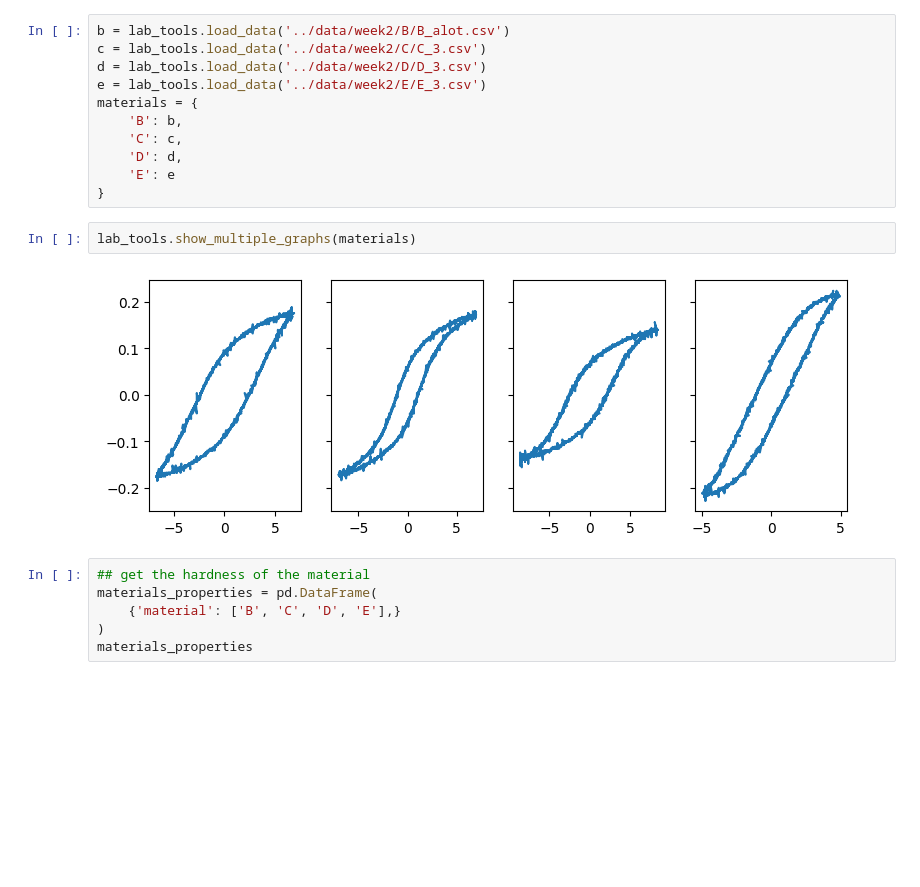
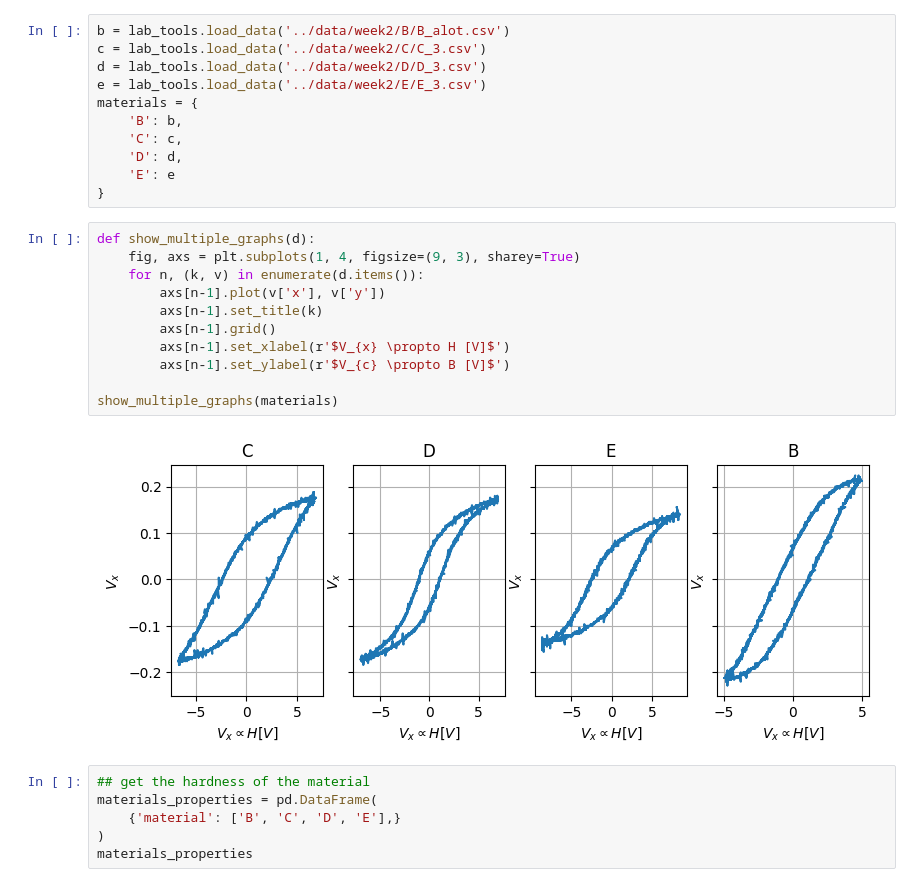
Before and after one commit to nilnil47/Lab-B, a Jupyter notebook: magnetisem/code/magnetise.ipynb, the cells around one changed output. Saved outputs shown, nothing was run; the diff lists cells and outputs as text; blank space fills up the shorter version.

```diff
--- a/magnetisem/code/magnetise.ipynb
+++ b/magnetisem/code/magnetise.ipynb
@@ -17,10 +20,19 @@ materials = {
     'D': d,
     'E': e
 }
-# %%
-lab_tools.show_multiple_graphs(materials)
-# %% [output]
-[figure, removed]
+# %%
+def show_multiple_graphs(d):
+    fig, axs = plt.subplots(1, 4, figsize=(9, 3), sharey=True)
+    for n, (k, v) in enumerate(d.items()):
+        axs[n-1].plot(v['x'], v['y'])
+        axs[n-1].set_title(k)
+        axs[n-1].grid()
+        axs[n-1].set_xlabel(r'$V_{x} \propto H [V]$')
+        axs[n-1].set_ylabel(r'$V_{c} \propto B [V]$')
+
+show_multiple_graphs(materials)
+# %% [output]
+[figure, added]
 # %%
 ## get the hardness of the material
 materials_properties = pd.DataFrame(
```
Also changed, not shown: parts of 1 cell of this notebook, 48 other files.
